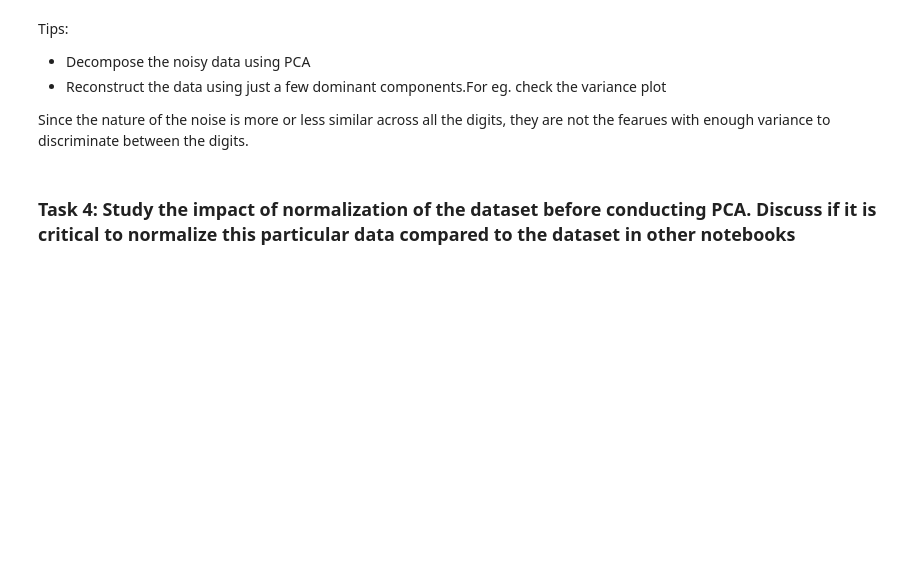
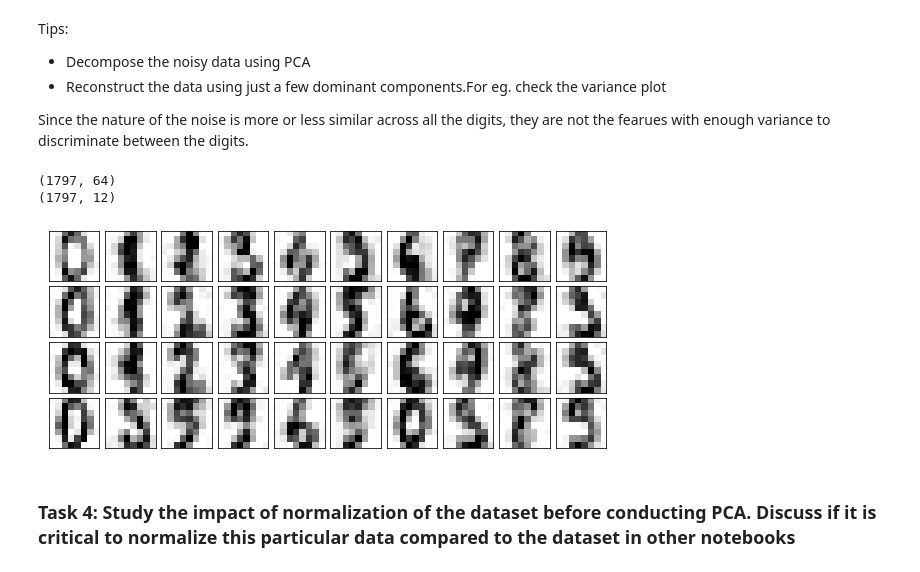
Before and after one commit to petteska/TTK4260-Imuda, a Jupyter notebook: Assignments/Multivaiat Assignment 4/PCA-Clustering-Excercise.ipynb, the cells around one changed output. Drawn from its saved outputs; the diff is of its cells as text; code cells hidden in the pictures; blank space fills up the shorter version.

```diff
--- a/Assignments/Multivaiat Assignment 4/PCA-Clustering-Excercise.ipynb
+++ b/Assignments/Multivaiat Assignment 4/PCA-Clustering-Excercise.ipynb
@@ -85,2 +106,23 @@ plot_digits(X_denoised)
+# %%
+T, sigma, P = pca(noisy)
+print(T.shape)
+
+n_comp = 12
+
+T_new = T[:,0:n_comp]
+P_new = P[:,0:n_comp]
+
+print(T_new.shape)
+
+#T_new, P_new, sigmas, n = variance_keeper(T, P, sigma, 0.4)
+#print(n)
+
+
+X_denoised = T_new.dot(P_new.T)
+plot_digits(X_denoised)
+# %% [output]
+(1797, 64)
+(1797, 12)
+[figure, added]
 # %% [markdown]
 ### Task 4: Study the impact of normalization of the dataset before conducting PCA. Discuss if it is critical to normalize this particular data compared to the dataset in other notebooks
```
Also changed, not shown: parts of 6 cells of this notebook.
